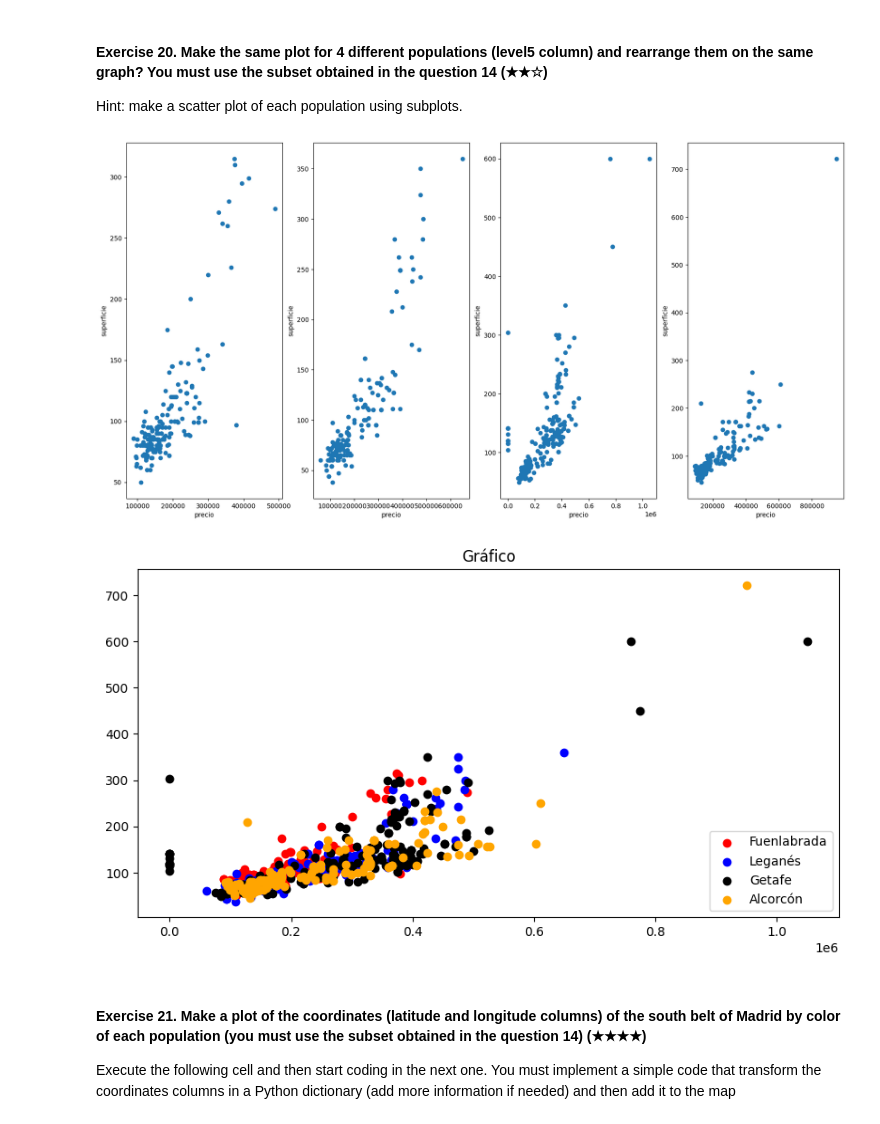
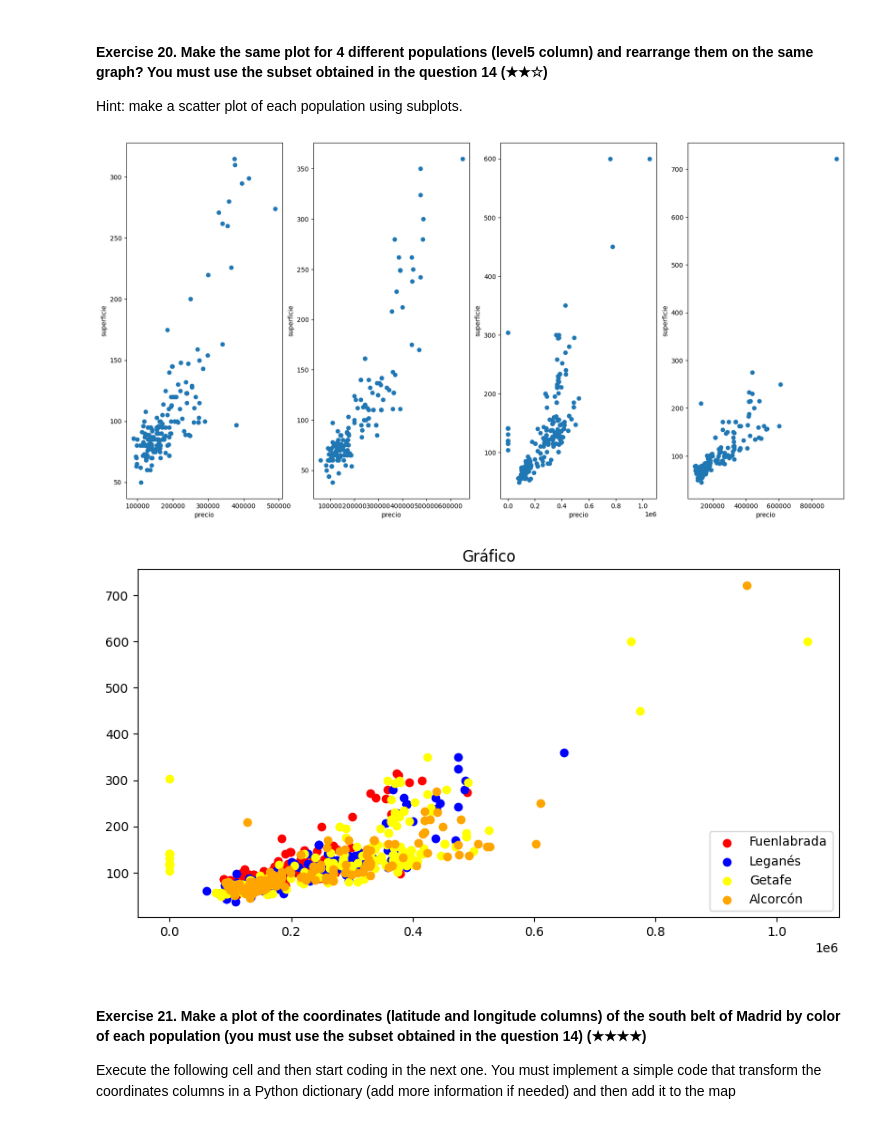
Before and after one commit to RmVa23/realestate-datacleanup-exercise, a Jupyter notebook: project.ipynb, the cells around one changed output. Cells and saved outputs as stored; diff of their text form; code cells hidden in the pictures.

```diff
--- a/project.ipynb
+++ b/project.ipynb
@@ -599,35 +599,35 @@ ax1.set_xlabel('precio')
 ax1.set_ylabel('superficie')
 
 
 ax2.scatter(xl, yl)
 ax2.set_xlabel('precio')
 ax2.set_ylabel('superficie')
 
 
 ax3.scatter(xg, yg)
 ax3.set_xlabel('precio')
 ax3.set_ylabel('superficie')
 
 
 ax4.scatter(xa, ya)
 ax4.set_xlabel('precio')
 ax4.set_ylabel('superficie')
 
 plt.show()
 
 plt.figure(figsize = (10, 5))
 
 plt.scatter(xf, yf, color='red', label = 'Fuenlabrada')
 plt.scatter(xl, yl, color='blue', label = 'Leganés')
-plt.scatter(xg, yg, color='black', label = 'Getafe')
+plt.scatter(xg, yg, color='yellow', label = 'Getafe')
 plt.scatter(xa, ya, color='orange', label = 'Alcorcón')
 
 plt.title('Gráfico')
 plt.legend(loc="lower right")
 plt.show()
 # %% [output]
 [figure]
-[figure, old version]
+[figure, new version]
 # %% [markdown]
 #### Exercise 21. Make a plot of the coordinates (latitude and longitude columns) of the south belt of Madrid by color of each population (you must use the subset obtained in the question 14) (★★★★)
 
```
Also changed, not shown: parts of 3 cells of this notebook.
